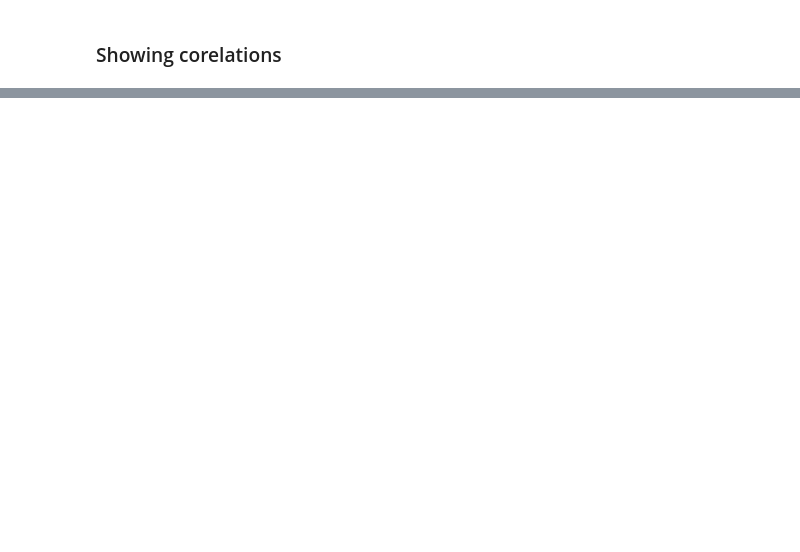
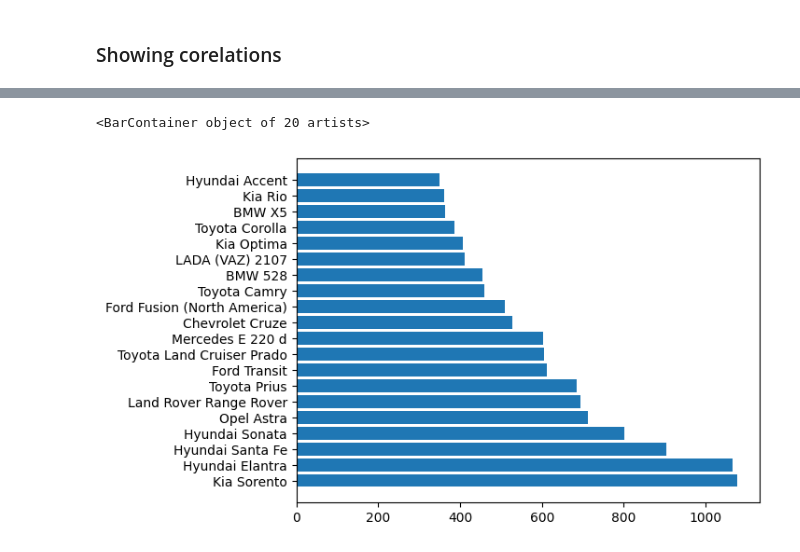
Before and after one commit to nzrv0/Machine-Learning, a Jupyter notebook: regression.ipynb, the cells around one changed output, grey strips where cells are left out. Saved outputs shown, nothing was run; the diff lists cells and outputs as text; code cells hidden in the pictures; blank space fills up the shorter version.

```diff
--- a/regression.ipynb
+++ b/regression.ipynb
@@ -209,0 +216,7 @@ df
+# %%
+top_n = 20
+top_car_models = df["name"].value_counts().head(top_n)
+plt.barh(top_car_models.index, top_car_models.values)
+# %% [output]
+<BarContainer object of 20 artists>
+[figure, added]
```
Also changed, not shown: parts of 33 cells of this notebook.
